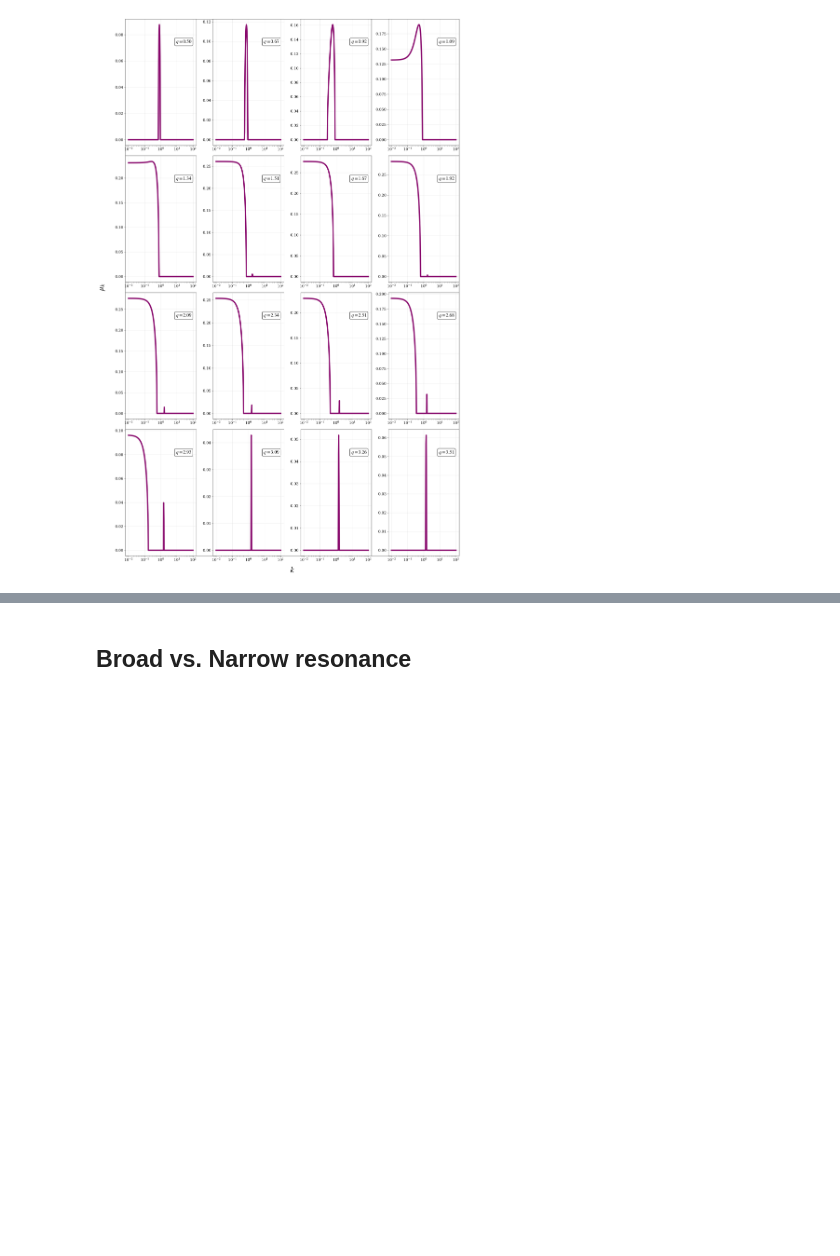
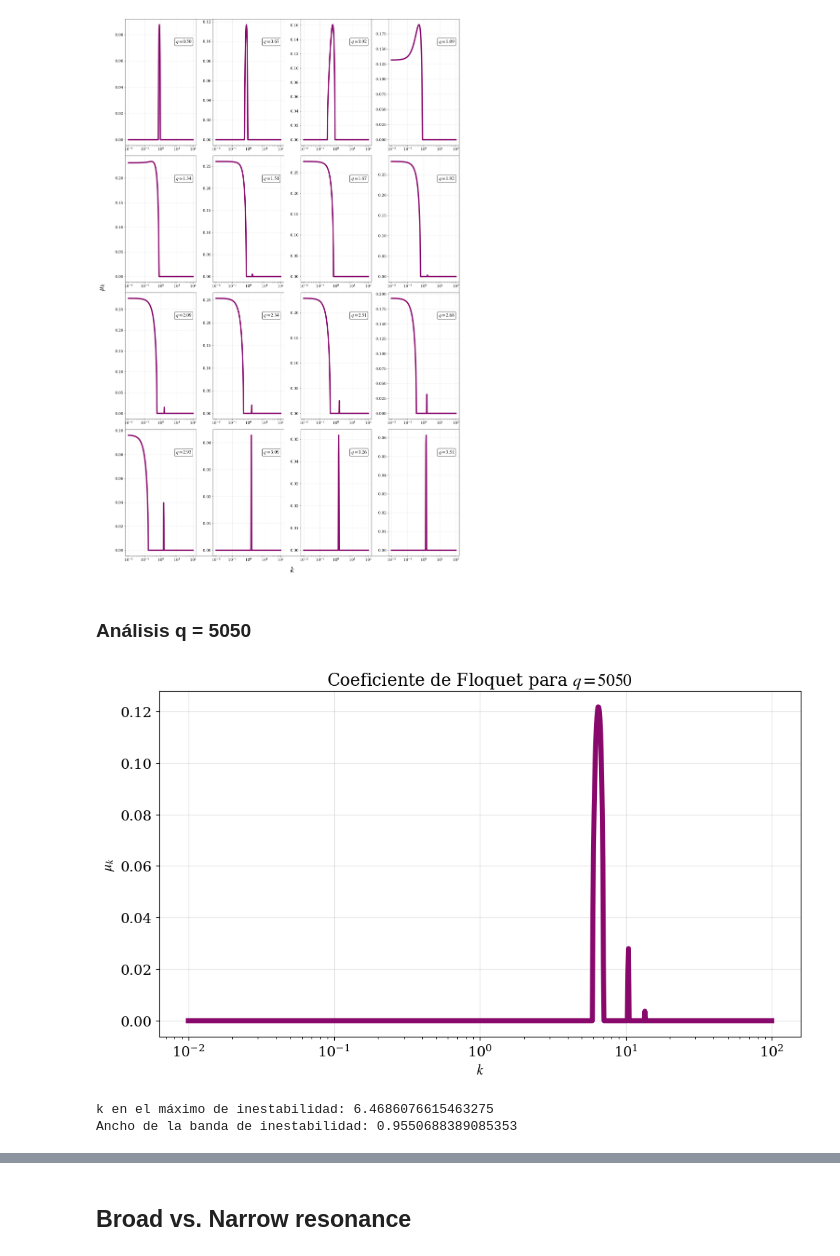
Before and after one commit to TomasCiccarella/Tesis, a Jupyter notebook: lphi4/lphi4.ipynb, the cells around one changed output, grey strips where cells are left out. Drawn from its saved outputs; the diff is of its cells as text; code cells hidden in the pictures; blank space fills up the shorter version.

```diff
--- a/lphi4/lphi4.ipynb
+++ b/lphi4/lphi4.ipynb
@@ -240,3 +365,5 @@ plt.tight_layout()
 plt.show()
 # %% [output]
 [figure]
+# %% [markdown]
+### Análisis q = 5050
@@ -242,0 +386,23 @@ plt.show()
+# %%
+plt.figure(figsize=(10, 6))
+plt.plot(ks, np.real(mu), label=f'$q={q}$', lw = 5, color = "#88086c")
+plt.xlabel(r'$k$')
+plt.ylabel(r'$\mu_k$')
+plt.xscale('log')
+plt.grid(alpha = 0.3)
+plt.title(r'Coeficiente de Floquet para $q=5050$')
+plt.tight_layout()
+plt.show()
+# %% [output]
+[figure, added]
+# %%
+#Calculamos el máximo y el ancho de la banda de inestabilidad
+max_mu = np.max(np.real(mu))
+k_max = ks[np.argmax(np.real(mu))]
+k_delta = ks[np.where(np.real(mu) >= max_mu/2)[0]]
+
+print("k en el máximo de inestabilidad:", k_max)
+print("Ancho de la banda de inestabilidad:", k_delta[-1] - k_delta[0])
+# %% [output]
+k en el máximo de inestabilidad: 6.4686076615463275
+Ancho de la banda de inestabilidad: 0.9550688389085353
```
Also changed, not shown: parts of 34 cells of this notebook, 2 other files.
